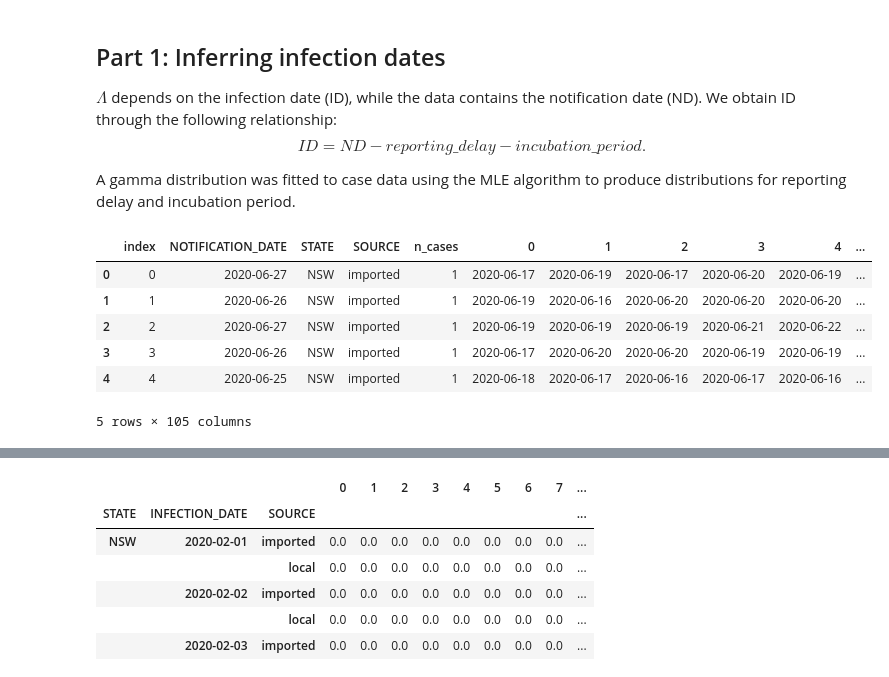
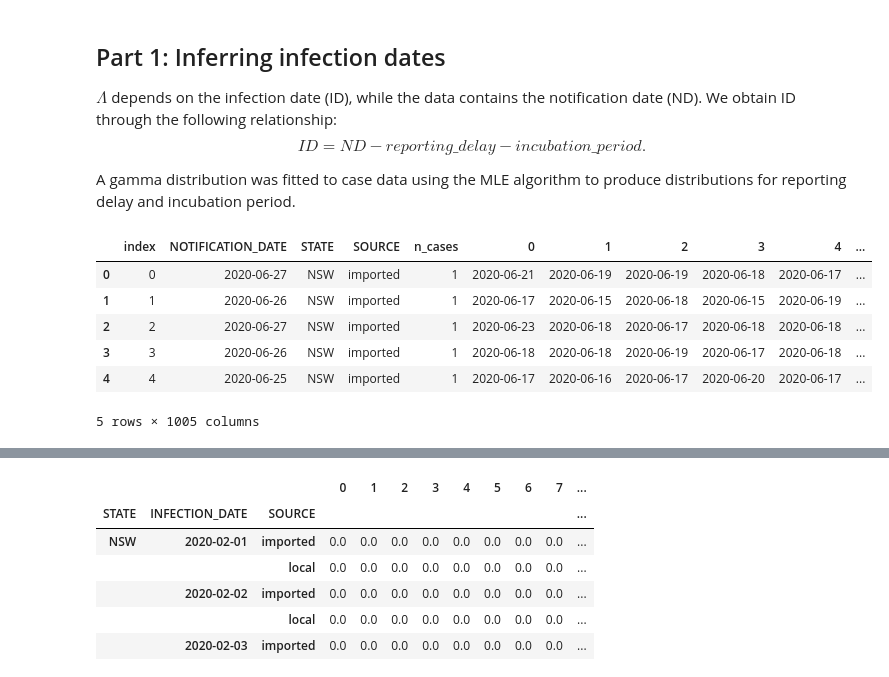
Before and after one commit to tdennisliu/covid19-forecasting-aus, a Jupyter notebook: model/Reff_estimator.ipynb, the cells around one changed output, grey strips where cells are left out. Cells and saved outputs as stored; diff of their text form; code cells hidden in the pictures.

```diff
--- a/model/Reff_estimator.ipynb
+++ b/model/Reff_estimator.ipynb
@@ -104,22 +104,22 @@ def create_inf_dates(notification_dates, mean_rd=5.47, sd_rd=4.04,
 
     return(infection_dates)
 # %%
-nreps = 100
+nreps = 1000
 infdates = create_inf_dates(df_linel['NOTIFICATION_DATE'], nreplicates=nreps)
 datecolnames = [*map(str,range(nreps))]
 infdates_df = pd.DataFrame(infdates,columns = datecolnames)
 
 #Add new infection_dates to the linelist data as columns.
 df_inf = pd.concat([df_linel, infdates_df], axis=1, verify_integrity=True)
 df_inf.head()
 # %% [output]
 |  | index | NOTIFICATION_DATE | STATE | SOURCE | n_cases | 0 | 1 | 2 | 3 | 4 | ... |
-| 0 | 0 | 2020-06-27 | NSW | imported | 1 | 2020-06-17 | 2020-06-19 | 2020-06-17 | 2020-06-20 | 2020-06-19 | ... |
-| 1 | 1 | 2020-06-26 | NSW | imported | 1 | 2020-06-19 | 2020-06-16 | 2020-06-20 | 2020-06-20 | 2020-06-20 | ... |
-| 2 | 2 | 2020-06-27 | NSW | imported | 1 | 2020-06-19 | 2020-06-19 | 2020-06-19 | 2020-06-21 | 2020-06-22 | ... |
-| 3 | 3 | 2020-06-26 | NSW | imported | 1 | 2020-06-17 | 2020-06-20 | 2020-06-20 | 2020-06-19 | 2020-06-19 | ... |
-| 4 | 4 | 2020-06-25 | NSW | imported | 1 | 2020-06-18 | 2020-06-17 | 2020-06-16 | 2020-06-17 | 2020-06-16 | ... |
+| 0 | 0 | 2020-06-27 | NSW | imported | 1 | 2020-06-21 | 2020-06-19 | 2020-06-19 | 2020-06-18 | 2020-06-17 | ... |
+| 1 | 1 | 2020-06-26 | NSW | imported | 1 | 2020-06-17 | 2020-06-15 | 2020-06-18 | 2020-06-15 | 2020-06-19 | ... |
+| 2 | 2 | 2020-06-27 | NSW | imported | 1 | 2020-06-23 | 2020-06-18 | 2020-06-17 | 2020-06-18 | 2020-06-18 | ... |
+| 3 | 3 | 2020-06-26 | NSW | imported | 1 | 2020-06-18 | 2020-06-18 | 2020-06-19 | 2020-06-17 | 2020-06-18 | ... |
+| 4 | 4 | 2020-06-25 | NSW | imported | 1 | 2020-06-17 | 2020-06-16 | 2020-06-17 | 2020-06-20 | 2020-06-17 | ... |
-5 rows × 105 columns
+5 rows × 1005 columns
 # %%
 #Reshape so dates are index, case numbers are column values, samples still columns
 df_combined = df_inf[['STATE','SOURCE',datecolnames[0],'n_cases']].groupby(['STATE', datecolnames[0],'SOURCE']).sum()
```
Also changed, not shown: parts of 4 cells of this notebook.
